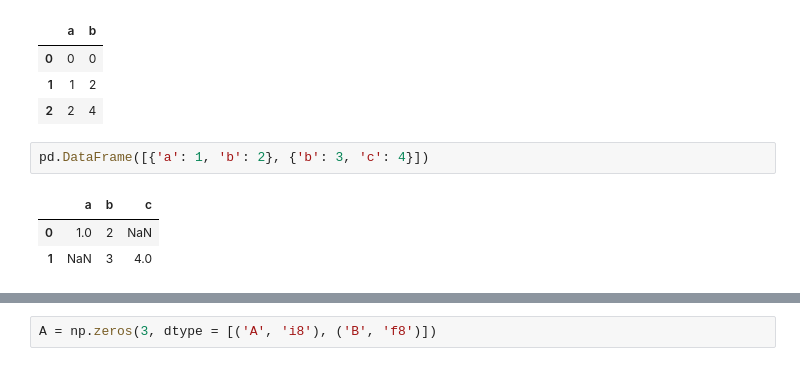
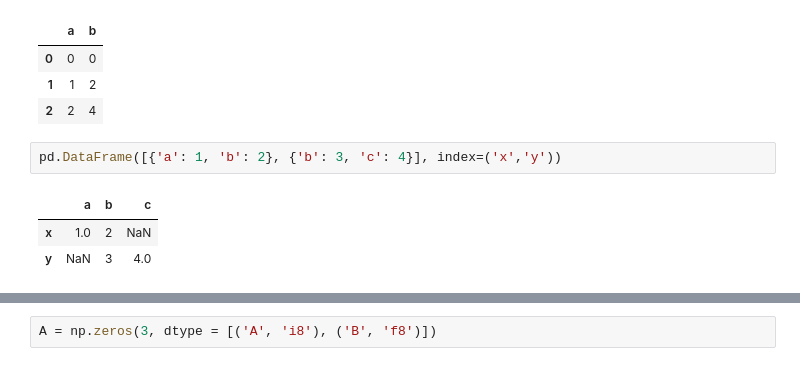
Before and after one commit to ANDRESRG17/Handbook, a Jupyter notebook: Pandas.ipynb, the cells around one changed output, grey strips where cells are left out. Cells and saved outputs as stored; diff of their text form.

```diff
--- a/Pandas.ipynb
+++ b/Pandas.ipynb
@@ -220,11 +228,11 @@ pd.DataFrame(data)
 | 1 | 1 | 2 |
 | 2 | 2 | 4 |
 # %%
-pd.DataFrame([{'a': 1, 'b': 2}, {'b': 3, 'c': 4}])
+pd.DataFrame([{'a': 1, 'b': 2}, {'b': 3, 'c': 4}], index=('x','y'))
 # %% [output]
 |  | a | b | c |
-| 0 | 1.0 | 2 | NaN |
-| 1 | NaN | 3 | 4.0 |
+| x | 1.0 | 2 | NaN |
+| y | NaN | 3 | 4.0 |
 # %%
 pd.DataFrame(np.random.rand(3,2), columns = ['foo', 'bar'], index = ['a', 'b', 'c'])
 # %% [output]
```
Also changed, not shown: parts of 21 cells of this notebook.
